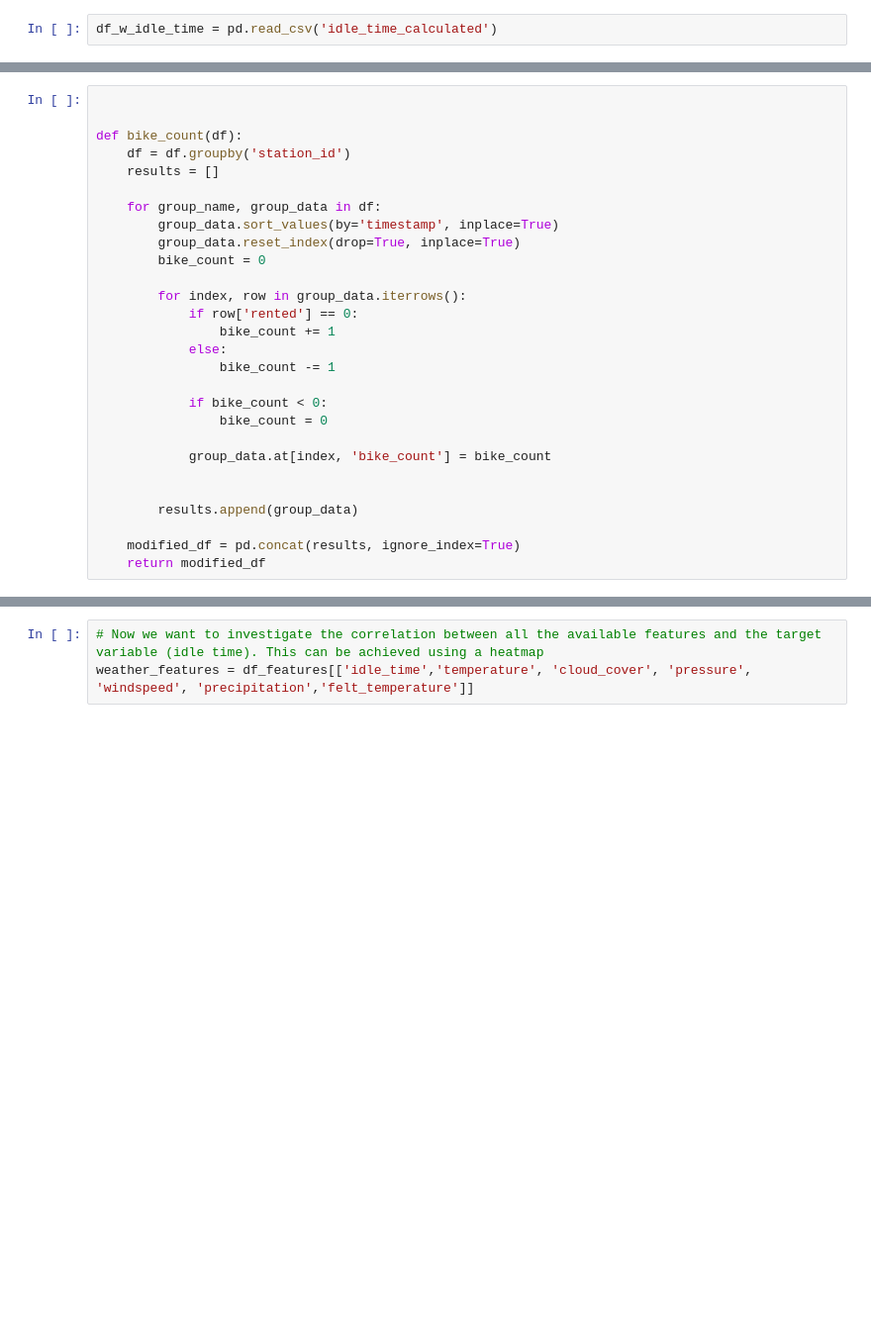
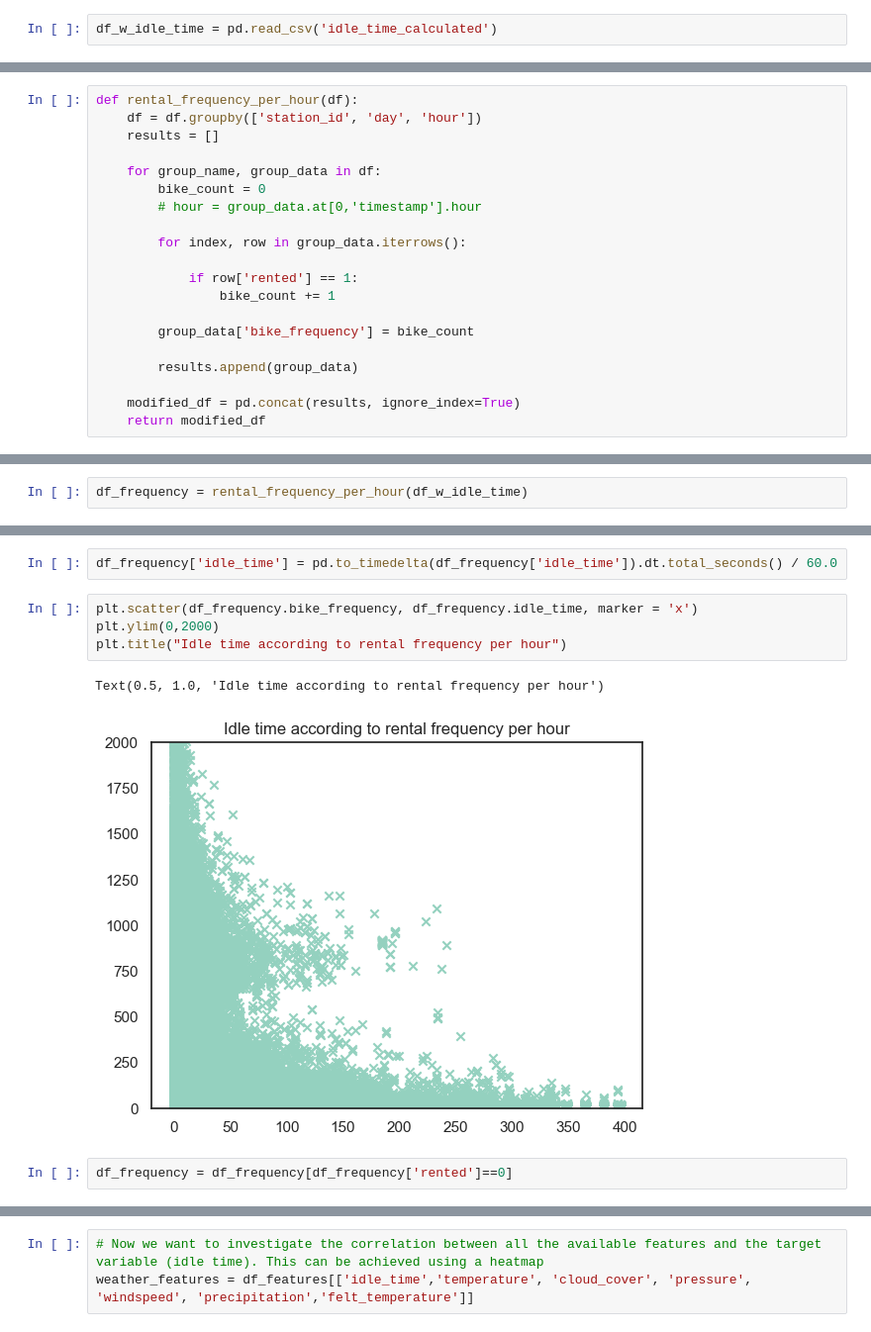
Before and after one commit to Ppkhanh/The-Learning-Machines, a Jupyter notebook: FeaturesEngineering.ipynb, the cells around one changed output, grey strips where cells are left out. Shown at 99% size. Cells and saved outputs as stored; diff of their text form; blank space fills up the shorter version.

```diff
--- a/FeaturesEngineering.ipynb
+++ b/FeaturesEngineering.ipynb
@@ -176,26 +186,18 @@ df_w_idle_time['bike_count']=0
 # %%
-
-
-def bike_count(df):
-    df = df.groupby('station_id')
+def rental_frequency_per_hour(df):
+    df = df.groupby(['station_id', 'day', 'hour'])
     results = []
 
     for group_name, group_data in df:
-        group_data.sort_values(by='timestamp', inplace=True)
-        group_data.reset_index(drop=True, inplace=True)
         bike_count = 0
+        # hour = group_data.at[0,'timestamp'].hour
 
         for index, row in group_data.iterrows():
-            if row['rented'] == 0:
+
+            if row['rented'] == 1:
                 bike_count += 1
-            else:
-                bike_count -= 1
 
-            if bike_count < 0:
-                bike_count = 0
-
-            group_data.at[index, 'bike_count'] = bike_count
-
+        group_data['bike_frequency'] = bike_count
 
         results.append(group_data)
 
@@ -230,0 +206,2 @@ df_w_idle_time.to_csv('bike_count included')
+# %%
+df_frequency = rental_frequency_per_hour(df_w_idle_time)
@@ -230,0 +228,11 @@ df_w_idle_time.to_csv('bike_count included')
+# %%
+df_frequency['idle_time'] = pd.to_timedelta(df_frequency['idle_time']).dt.total_seconds() / 60.0
+# %%
+plt.scatter(df_frequency.bike_frequency, df_frequency.idle_time, marker = 'x')
+plt.ylim(0,2000)
+plt.title("Idle time according to rental frequency per hour")
+# %% [output]
+Text(0.5, 1.0, 'Idle time according to rental frequency per hour')
+[figure, added]
+# %%
+df_frequency = df_frequency[df_frequency['rented']==0]
```
Also changed, not shown: parts of 40 cells of this notebook, 2 other files.
